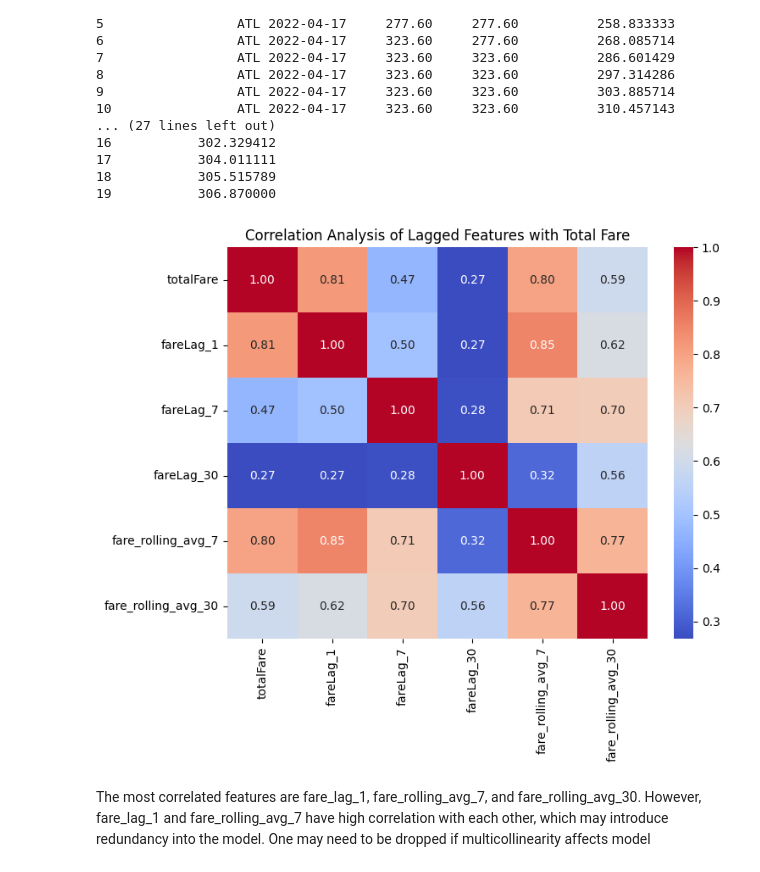
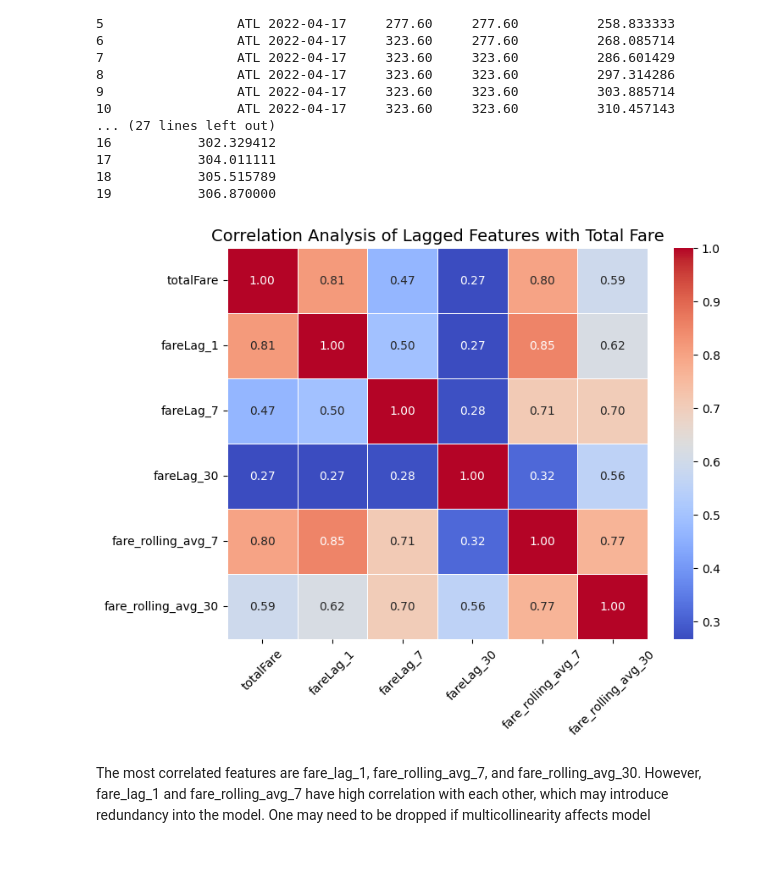
Before and after one commit to camrync23/Capstone-Project, a Jupyter notebook: notebooks/data_exploration.ipynb, the cells around one changed output. Drawn from its saved outputs; the diff is of its cells as text; code cells hidden in the pictures.

```diff
--- a/notebooks/data_exploration.ipynb
+++ b/notebooks/data_exploration.ipynb
@@ -191,10 +173,14 @@ plt.show()
 # %%
 # Boxplots to check for outliers
+
+# Define unique colors for each feature
+unique_colors = sns.color_palette("tab10", len(numerical_features))
+
 fig, axes = plt.subplots(2, 3, figsize=(12, 10))
 axes = axes.flatten()
 
-for ax, feature in zip(axes, numerical_features):
-    sns.boxplot(x=df[feature], ax=ax)
+for ax, feature, color in zip(axes, numerical_features, unique_colors):
+    sns.boxplot(x=df[feature], ax=ax, color=color)
     ax.set_title(f"Boxplot of {feature}")
 
 if len(numerical_features) < len(axes):
@@ -311,7 +281,7 @@ fig, axes = plt.subplots(2, 2, figsize=(25, 15))
 axes = axes.flatten()
 
 for i, col in enumerate(categorical_features_refined):
-    ax = sns.countplot(y=df[col], ax=axes[i], order=df[col].value_counts().index, hue=df[col], palette="coolwarm")
+    ax = sns.countplot(y=df[col], ax=axes[i], order=df[col].value_counts().index, hue=df[col], palette="RdBu_r")
 
     # Add count labels to each bar
     for container in ax.containers:
@@ -320,6 +290,7 @@ for i, col in enumerate(categorical_features_refined):
     axes[i].set_title(f"Distribution of {col}")
     axes[i].set_xlabel("Count")
 
+fig.suptitle("Understanding the Distribution of Categorical Variables", fontsize=16, fontweight='bold')
 plt.tight_layout()
 plt.show()
 
@@ -476,0 +425,17 @@ plt.show()
+# %%
+#Compare non-stop flights by day of the week
+df['flightDayOfWeek'] = pd.to_datetime(df['flightDate']).dt.day_name()
+
+# Define the correct order for days of the week
+day_order = ["Monday", "Tuesday", "Wednesday", "Thursday", "Friday", "Saturday", "Sunday"]
+df['flightDayOfWeek'] = pd.Categorical(df['flightDayOfWeek'], categories=day_order, ordered=True)
+
+crosstab = pd.crosstab(df['flightDayOfWeek'], df['isNonStop']).loc[day_order]
+
+
+plt.figure(figsize=(10,6))
+sns.heatmap(crosstab, annot=True, fmt="g", cmap="coolwarm", linewidths=0.5)
+plt.title("Non-Stop Flights by Day of the Week", fontsize=14)
+plt.xlabel("Non-Stop Flight?", fontsize=12)
+plt.ylabel("Day of the Week", fontsize=12)
+plt.show()
@@ -798,12 +773,19 @@ print(df[['destinationAirport', 'searchDate', 'totalFare', 'fareLag_1', 'fare_ro
 19           306.870000
 # %%
 #Check correlation between lag features and totalFare
+
+lag_features = ['totalFare', 'fareLag_1', 'fareLag_7', 'fareLag_30', 'fare_rolling_avg_7', 'fare_rolling_avg_30']
+correlation_matrix = df[lag_features].corr()
+
+# Plot correlation heatmap
 plt.figure(figsize=(8, 6))
-sns.heatmap(correlation_matrix, annot=True, cmap='coolwarm', fmt='.2f')
-plt.title("Correlation Analysis of Lagged Features with Total Fare")
+sns.heatmap(correlation_matrix, annot=True, cmap='coolwarm', fmt='.2f', linewidths=0.5)
+plt.title("Correlation Analysis of Lagged Features with Total Fare", fontsize=14)
+plt.xticks(rotation=45)
+plt.yticks(rotation=0)
 plt.show()
 # %% [output]
-[figure, old version]
+[figure, new version]
 # %% [markdown]
 The most correlated features are fare_lag_1, fare_rolling_avg_7, and fare_rolling_avg_30. However, fare_lag_1 and fare_rolling_avg_7 have high correlation with each other, which may introduce redundancy into the model. One may need to be dropped if multicollinearity affects model
 # %%
```
Also changed, not shown: parts of 30 cells of this notebook.
